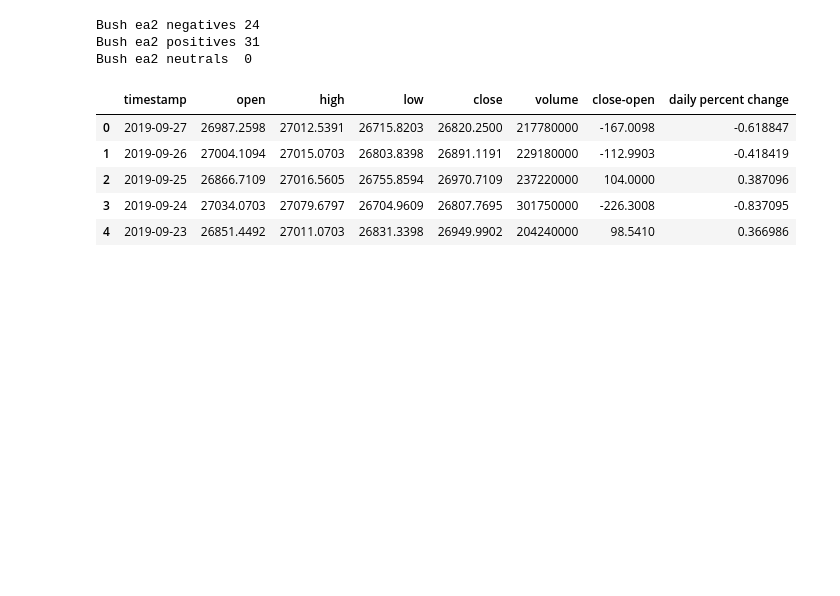
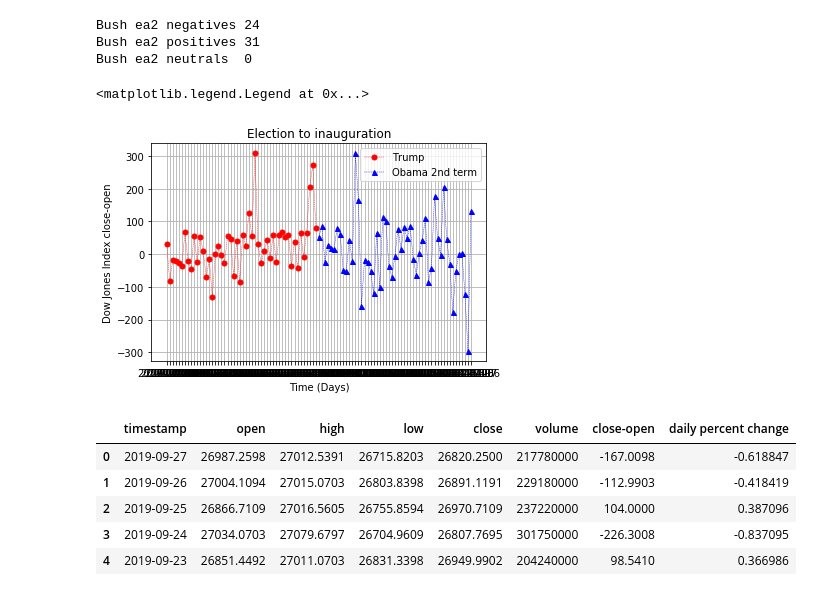
Before and after one commit to 123bmoney0/Project-1---Brute-Force, a Jupyter notebook: Project 1 Brute Force continuing code.ipynb, the cells around one changed output. Drawn from its saved outputs; the diff is of its cells as text; code cells hidden in the pictures; blank space fills up the shorter version.

Commit message:
added a close-open + column, will do that for neg.

```diff
--- a/Project 1 Brute Force continuing code.ipynb
+++ b/Project 1 Brute Force continuing code.ipynb
@@ -33,8 +33,8 @@ dow_jones_close.head()
 | 4 | 2019-09-23 | 26851.4492 | 27011.0703 | 26831.3398 | 26949.9902 | 204240000 | 98.5410 |
 # %%
 # Tried to put close-open positive values in own column - didn't work
-for x in dow_jones_close['close-open'] >0:
-    dow_jones_close['positives'] = x
+#for x in dow_jones_close['close-open'] >0:
+    #dow_jones_close['positives'] = x
 #else:
     #dow_jones_close['positives'] = ''
-dow_jones_close.head()
+#dow_jones_close.head()
@@ -257,3 +273,6 @@ print('Obama ea2 neutrals ', obama_ea2_neutrals)
 Obama ea2 negatives 24
 Obama ea2 positives 27
 Obama ea2 neutrals  0
+# %%
+obama_ea2_date_index = obama_ea2_df.set_index('timestamp')
+obama_ea2_date_index.head()
@@ -281,6 +308,38 @@ print('Bush ea2 neutrals ', bush_ea2_neutrals)
 Bush ea2 negatives 24
 Bush ea2 positives 31
 Bush ea2 neutrals  0
+# %%
+# Generate the Plot (Accounting for percentages)
+# set limit of x (all drug data ends at 45 days)
+#x_lower = survival_rates_percent['Timepoint'[0]]
+#x_upper = survival_rates_percent['Timepoint'[-1]]
+#plt.xticks(x_lower, x_upper, 10)
+
+# plot several lines on the same axis, indicated here and on each line as ax=ax
+ax = plt.gca()
+
+# Plot 4 drugs plus placebo for survival rates (percentage) over days (Timepoint)
+plt.plot(trump_ea_date_index["close-open"], "red", linestyle="dashed", marker = 'o', markersize=5, linewidth=0.40)
+plt.plot(obama_ea2_date_index["close-open"], "blue", linestyle="dashed", marker='^', markersize=5, linewidth=0.40)
+#plt.plot("green", linestyle="dashed", marker='s', markersize=5, linewidth=0.40)
+#plt.plot("brown", linestyle="dashed", marker='x', markersize=5, linewidth=0.40)
+#plt.plot("black", linestyle="dashed", marker='d', markersize=5, linewidth=0.40)
+
+# Create a title, x label, and y label for our chart
+plt.title("Election to inauguration")
+plt.xlabel("Time (Days)")
+plt.ylabel("Dow Jones Index close-open")
+
+# Set a grid on the plot
+ax.xaxis.grid()
+ax.yaxis.grid()
+
+# Add the legend
+plt.legend(['Trump', 'Obama 2nd term'], loc='best')
+# Show the Figure
+# %% [output]
+<matplotlib.legend.Legend at 0x...>
+[figure, added]
 # %%
 # Next find the data for inauguration-day-to-inauguration-day (President's actual term)
 # In Trump's case, inauguration day to latest data collection date (9/27/2019)
```
Also changed, not shown: parts of 6 cells of this notebook.
